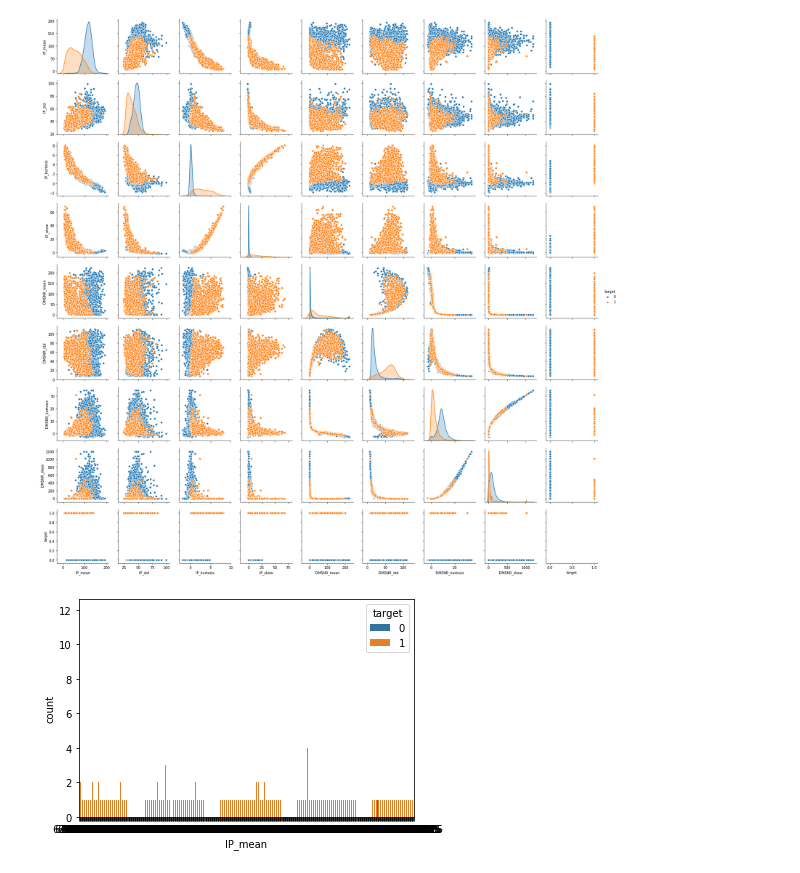
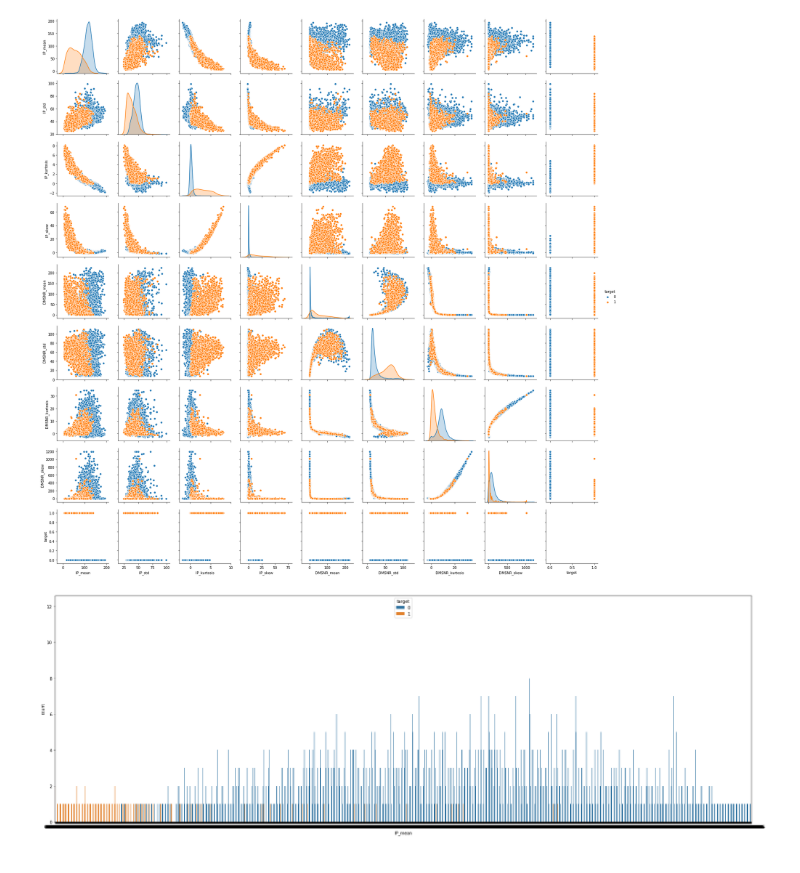
Before and after one commit to gabegomez014/data_processing, a Jupyter notebook: bigData/pulsar.ipynb, the cells around one changed output. Saved outputs shown, nothing was run; the diff lists cells and outputs as text; code cells hidden in the pictures.

```diff
--- a/bigData/pulsar.ipynb
+++ b/bigData/pulsar.ipynb
@@ -166,8 +166,8 @@ plt.show()
 # %% [output]
 [figure]
 # %%
+plt.figure(figsize=(30,10))
 sns.countplot(df_pulsar.IP_mean, hue="target", data=df_pulsar)
-plt.xlim(0,500)
 plt.show()
 # %% [output]
-[figure, old version]
+[figure, new version]
```
Also changed, not shown: parts of 3 cells of this notebook.
